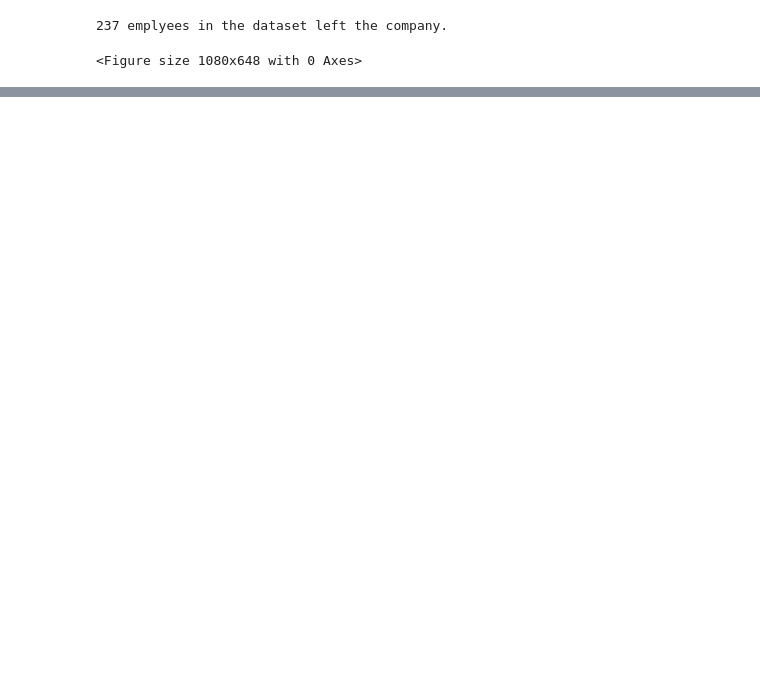
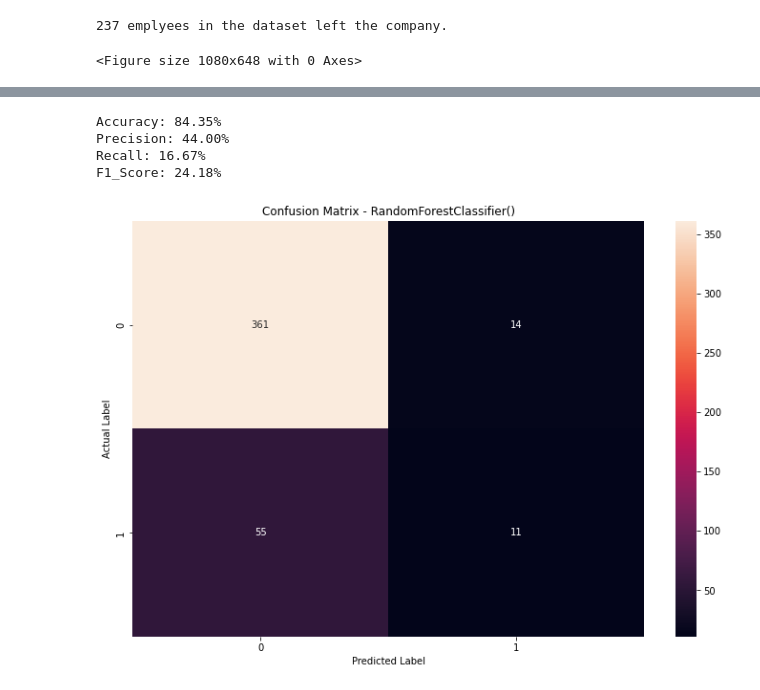
Before and after one commit to rajat-singh1999/MCA, a Jupyter notebook: references for set/code/predictionAnalysis.ipynb, the cells around one changed output, grey strips where cells are left out. Cells and saved outputs as stored; diff of their text form; code cells hidden in the pictures; blank space fills up the shorter version.

```diff
--- a/references for set/code/predictionAnalysis.ipynb
+++ b/references for set/code/predictionAnalysis.ipynb
@@ -111,0 +241,5 @@ Name: WorkLifeBalance, dtype: int64
+# %%
+y_train.replace({'No':0,
+                'Yes':1}, inplace = True)
+y_test.replace({'No':0,
+                'Yes':1}, inplace = True)
@@ -111,0 +261,4 @@ Name: WorkLifeBalance, dtype: int64
+# %%
+# Dealing with Class Imbalance using SMOTE
+from imblearn.over_sampling import SMOTE
+X_train,y_train = SMOTE().fit_resample(X_train,y_train)
@@ -111,0 +271,29 @@ Name: WorkLifeBalance, dtype: int64
+# %%
+# Importing Models
+from sklearn.ensemble import AdaBoostClassifier, RandomForestClassifier, GradientBoostingClassifier
+from sklearn.tree import DecisionTreeClassifier
+from xgboost import XGBClassifier
+
+adaboost = AdaBoostClassifier()
+randomforest = RandomForestClassifier()
+gradientboosting = GradientBoostingClassifier()
+decisiontree = DecisionTreeClassifier()
+xgboost =  XGBClassifier()
+# %%
+# Creating a function for predictions
+def predict(model):
+    model.fit(X_train, y_train)
+    y_predict = model.predict(X_test)
+    print('Accuracy: %.2f%%' % (accuracy_score(y_test, y_predict) * 100 ))
+    print('Precision: %.2f%%' % (precision_score(y_test, y_predict) * 100))
+    print('Recall: %.2f%%' % (recall_score(y_test, y_predict) * 100))
+    print('F1_Score: %.2f%%' % (f1_score(y_test, y_predict) * 100))
+    confusion_matrix_model = confusion_matrix(y_test, y_predict)
+    plt.figure(figsize=(12,8))
+    ax = plt.subplot()
+    sns.heatmap(confusion_matrix_model, annot=True, fmt='g', ax = ax)
+    ax.set_xlabel('Predicted Label')
+    ax.set_ylabel('Actual Label')
+    ax.set_title(f'Confusion Matrix - {model}')
+    ax.xaxis.set_ticklabels(['0','1'])
+    ax.yaxis.set_ticklabels(['0','1'])
@@ -111,0 +309,8 @@ Name: WorkLifeBalance, dtype: int64
+# %%
+predict(randomforest)
+# %% [output]
+Accuracy: 84.35%
+Precision: 44.00%
+Recall: 16.67%
+F1_Score: 24.18%
+[figure, added]
```
Also changed, not shown: parts of 34 cells of this notebook.
